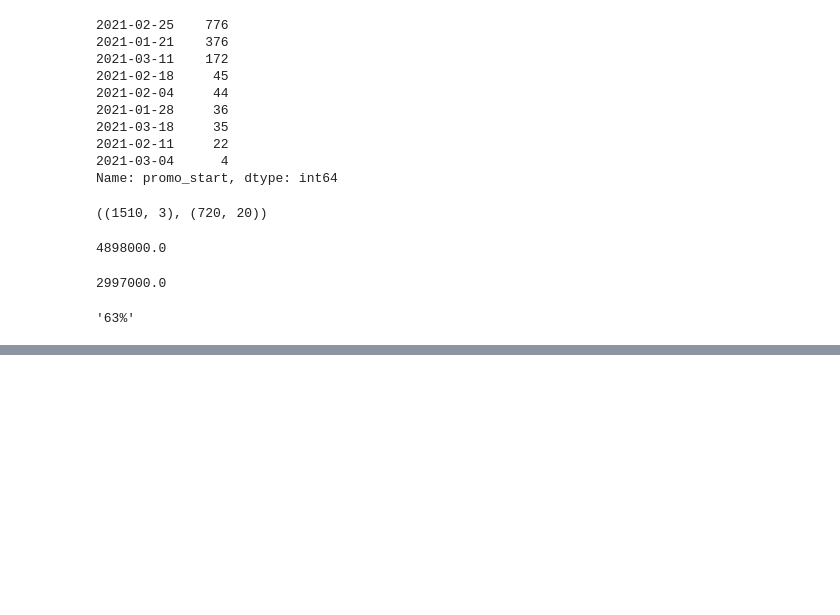
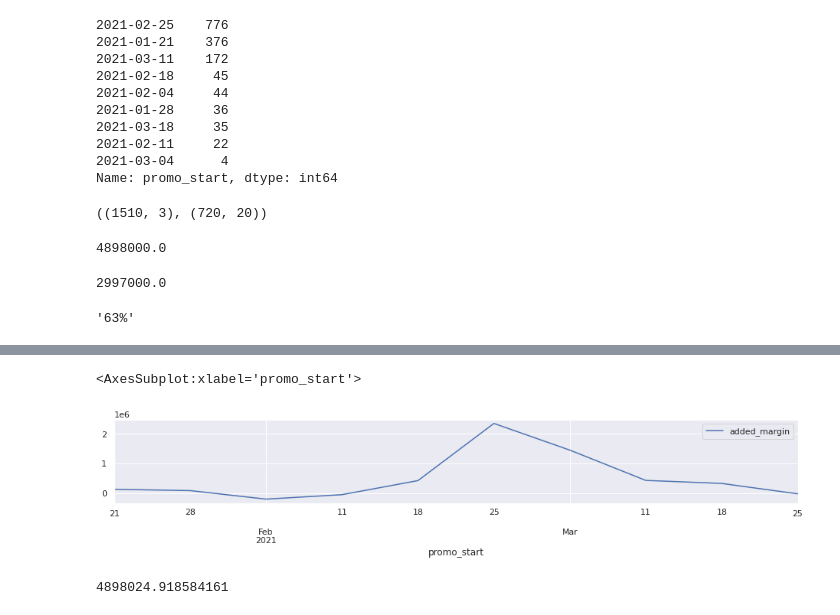
Before and after one commit to gorodion/LentaPromo, a Jupyter notebook: sku-level-model.ipynb, the cells around one changed output, grey strips where cells are left out. Drawn from its saved outputs; the diff is of its cells as text; code cells hidden in the pictures; blank space fills up the shorter version.

```diff
--- a/sku-level-model.ipynb
+++ b/sku-level-model.ipynb
@@ -284,0 +296,7 @@ f"{added_margin_calendar_total:.0%}"
+# %%
+calendar_exploded = calendar[['promo_start']].copy()
+calendar_exploded['promo_start'] = calendar_exploded['promo_start'].apply(
+    lambda date: [date, date + datetime.timedelta(weeks=1)]
+)
+calendar_exploded = calendar_exploded.explode('promo_start')
+calendar_exploded
@@ -284,0 +318,13 @@ f"{added_margin_calendar_total:.0%}"
+# %%
+%matplotlib inline
+
+import seaborn
+seaborn.set()
+all_predictions.merge(calendar_exploded, on=['sku', 'promo_start']).groupby('promo_start').agg({'added_margin': 'sum'}).plot(figsize=(16, 2))
+# %% [output]
+<AxesSubplot:xlabel='promo_start'>
+[figure, added]
+# %%
+all_predictions.merge(calendar_exploded, on=['sku', 'promo_start'])['added_margin'].sum()
+# %% [output]
+4898024.918584161
```
Also changed, not shown: parts of 6 cells of this notebook.
